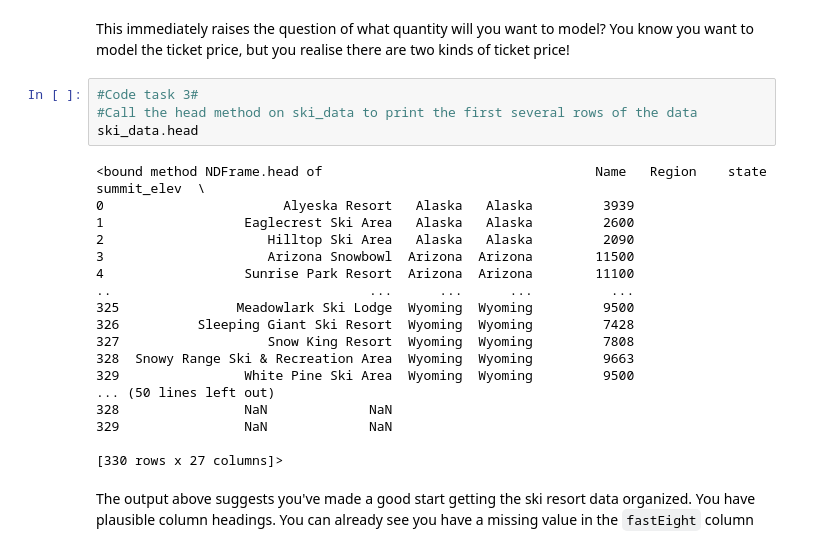
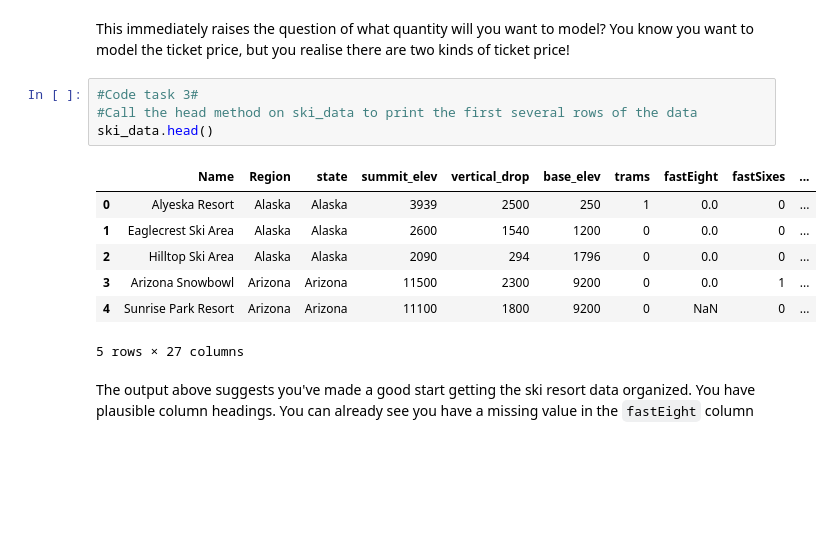
Before and after one commit to Hillary577/DataScienceGuidedCapstone, a Jupyter notebook: Notebooks/HL_02_data_wrangling.ipynb, the cells around one changed output. Saved outputs shown, nothing was run; the diff lists cells and outputs as text; blank space fills up the shorter version.

```diff
--- a/Notebooks/HL_02_data_wrangling.ipynb
+++ b/Notebooks/HL_02_data_wrangling.ipynb
@@ -115,25 +115,15 @@ This immediately raises the question of what quantity will you want to model? Yo
 # %%
 #Code task 3#
 #Call the head method on ski_data to print the first several rows of the data
-ski_data.head
+ski_data.head()
 # %% [output]
+|  | Name | Region | state | summit_elev | vertical_drop | base_elev | trams | fastEight | fastSixes | ... |
+| 0 | Alyeska Resort | Alaska | Alaska | 3939 | 2500 | 250 | 1 | 0.0 | 0 | ... |
+| 1 | Eaglecrest Ski Area | Alaska | Alaska | 2600 | 1540 | 1200 | 0 | 0.0 | 0 | ... |
+| 2 | Hilltop Ski Area | Alaska | Alaska | 2090 | 294 | 1796 | 0 | 0.0 | 0 | ... |
+| 3 | Arizona Snowbowl | Arizona | Arizona | 11500 | 2300 | 9200 | 0 | 0.0 | 1 | ... |
+| 4 | Sunrise Park Resort | Arizona | Arizona | 11100 | 1800 | 9200 | 0 | NaN | 0 | ... |
-<bound method NDFrame.head of                                   Name   Region    state  summit_elev  \
-0                       Alyeska Resort   Alaska   Alaska         3939
-1                  Eaglecrest Ski Area   Alaska   Alaska         2600
-2                     Hilltop Ski Area   Alaska   Alaska         2090
-3                     Arizona Snowbowl  Arizona  Arizona        11500
-4                  Sunrise Park Resort  Arizona  Arizona        11100
-..                                 ...      ...      ...          ...
-325               Meadowlark Ski Lodge  Wyoming  Wyoming         9500
-326          Sleeping Giant Ski Resort  Wyoming  Wyoming         7428
-327                   Snow King Resort  Wyoming  Wyoming         7808
-328  Snowy Range Ski & Recreation Area  Wyoming  Wyoming         9663
-329                White Pine Ski Area  Wyoming  Wyoming         9500
-... (50 lines left out)
-328                NaN             NaN
-329                NaN             NaN
-
-[330 rows x 27 columns]>
+5 rows × 27 columns
 # %% [markdown]
 The output above suggests you've made a good start getting the ski resort data organized. You have plausible column headings. You can already see you have a missing value in the `fastEight` column
 # %% [markdown]
```
Also changed, not shown: parts of 33 cells of this notebook.
